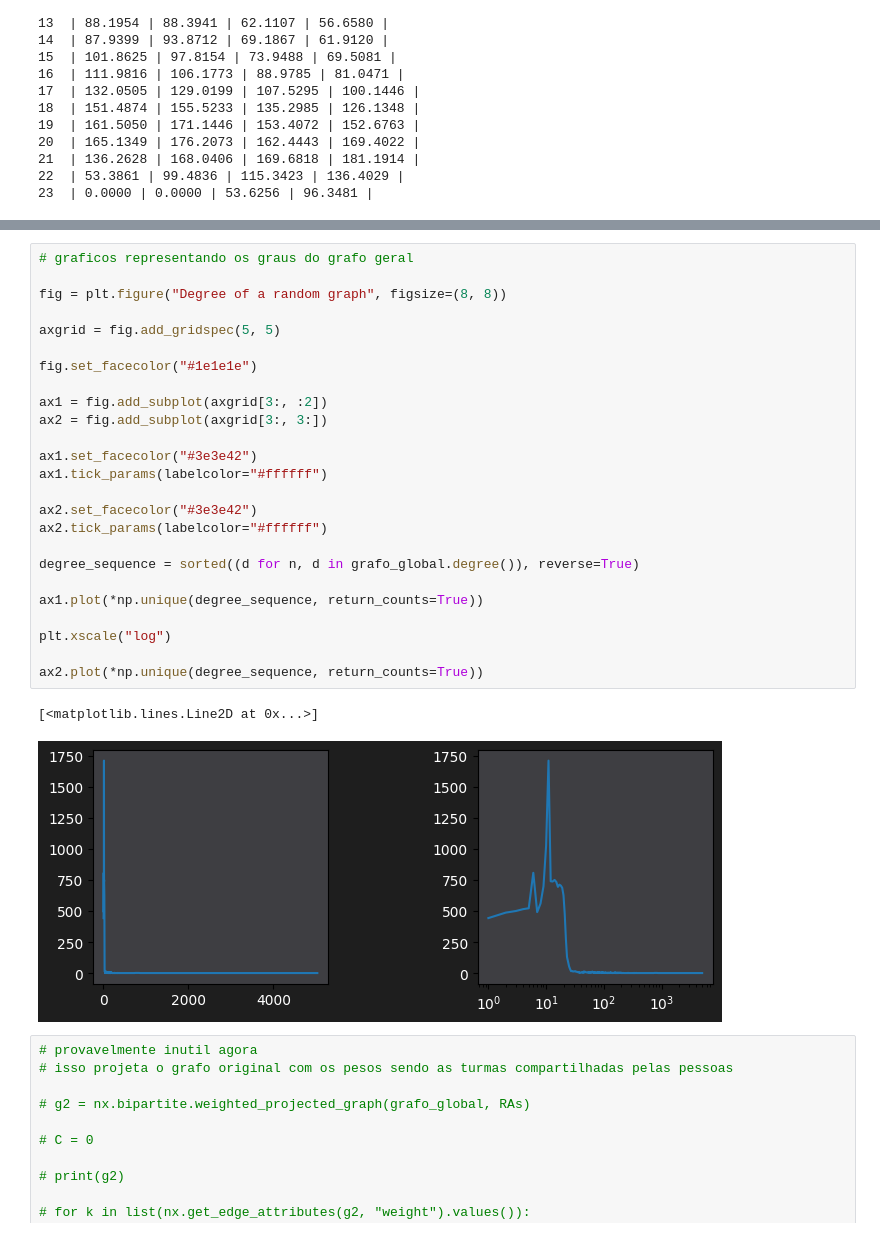
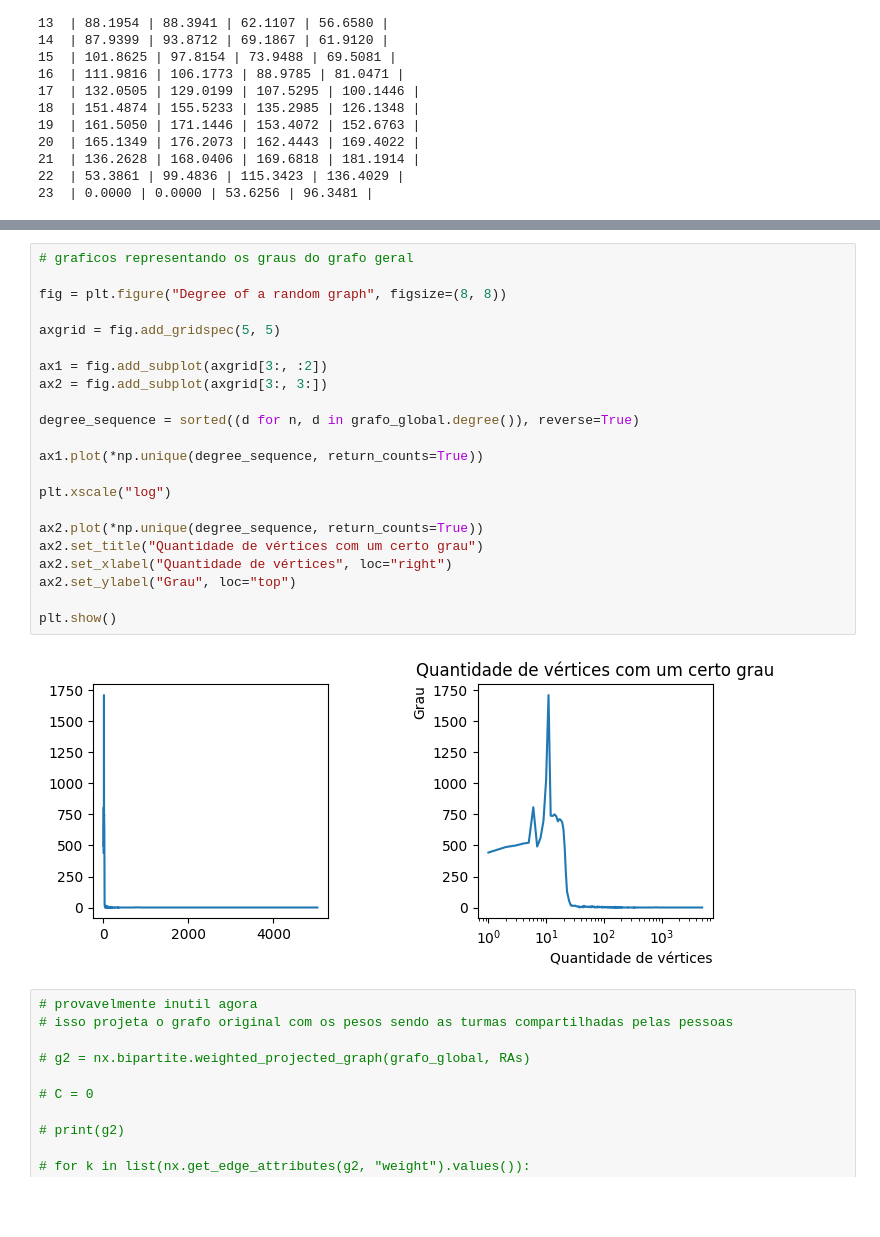
Before and after one commit to FabrizioRP/Projeto_CR, a Jupyter notebook: Main.ipynb, the cells around one changed output, grey strips where cells are left out. Drawn from its saved outputs; the diff is of its cells as text; blank space fills up the shorter version.

```diff
--- a/Main.ipynb
+++ b/Main.ipynb
@@ -540,31 +536,27 @@ nx.draw_networkx(**args2)
 # %%
 # graficos representando os graus do grafo geral
 
 fig = plt.figure("Degree of a random graph", figsize=(8, 8))
 
 axgrid = fig.add_gridspec(5, 5)
 
-fig.set_facecolor("#1e1e1e")
-
 ax1 = fig.add_subplot(axgrid[3:, :2])
 ax2 = fig.add_subplot(axgrid[3:, 3:])
-
-ax1.set_facecolor("#3e3e42")
-ax1.tick_params(labelcolor="#ffffff")
-
-ax2.set_facecolor("#3e3e42")
-ax2.tick_params(labelcolor="#ffffff")
 
 degree_sequence = sorted((d for n, d in grafo_global.degree()), reverse=True)
 
 ax1.plot(*np.unique(degree_sequence, return_counts=True))
 
 plt.xscale("log")
 
 ax2.plot(*np.unique(degree_sequence, return_counts=True))
+ax2.set_title("Quantidade de vértices com um certo grau")
+ax2.set_xlabel("Quantidade de vértices", loc="right")
+ax2.set_ylabel("Grau", loc="top")
+
+plt.show()
 # %% [output]
-[<matplotlib.lines.Line2D at 0x...>]
-[figure, old version]
+[figure, new version]
 # %%
 # provavelmente inutil agora
 # isso projeta o grafo original com os pesos sendo as turmas compartilhadas pelas pessoas
```
Also changed, not shown: parts of 9 cells of this notebook, 6 other files.
